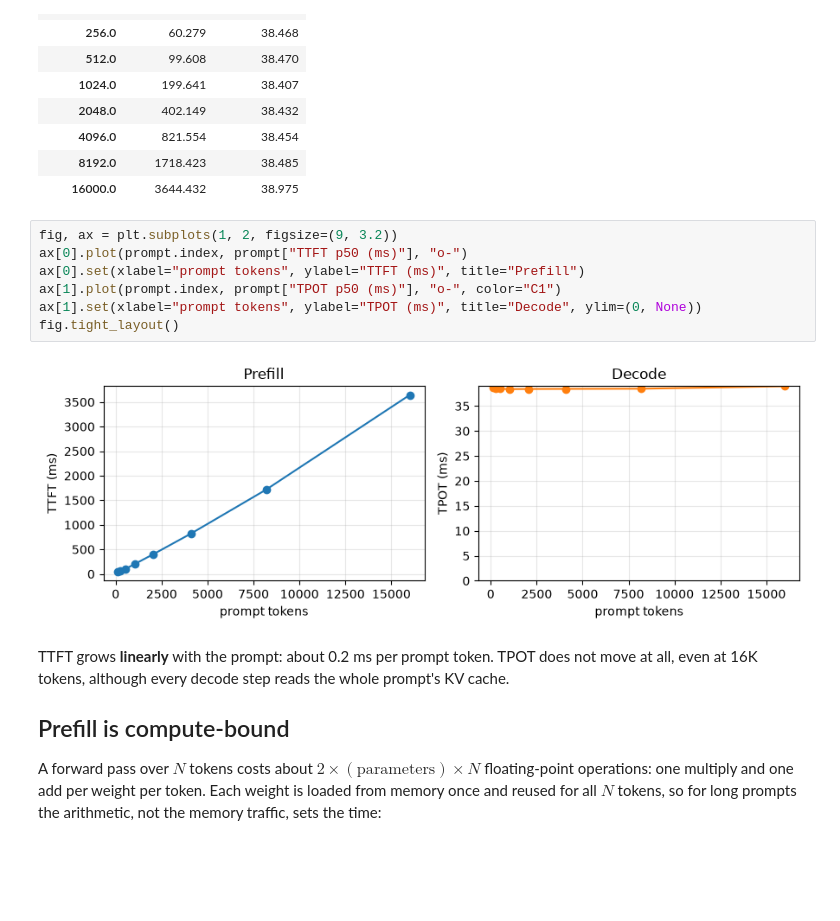
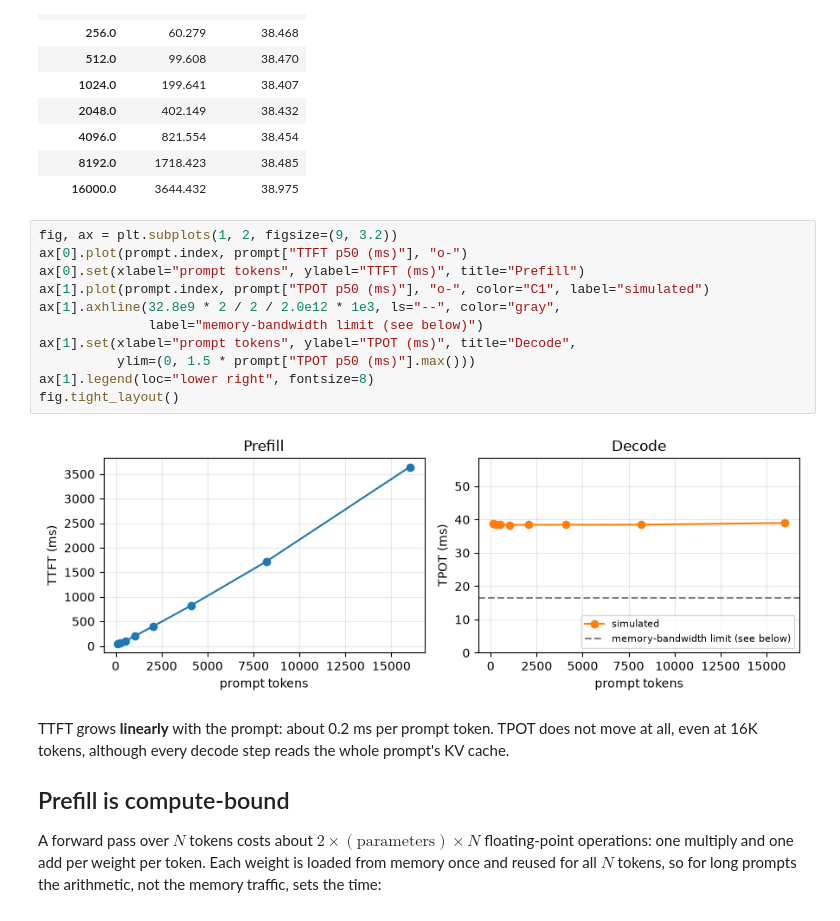
Before and after one commit to kwmaeng91/studying-llm-systems-without-gpus, a Jupyter notebook: docs/lectures/01-prefill-and-decode.ipynb, the cells around one changed output. Saved outputs shown, nothing was run; the diff lists cells and outputs as text; blank space fills up the shorter version.

Commit message:
Mark Getting Ready as [TEMP]; make lecture 1 TPOT plot readable
Co-Authored-By: Claude Opus 5.5 <noreply@anthropic.com>

```diff
--- a/docs/lectures/01-prefill-and-decode.ipynb
+++ b/docs/lectures/01-prefill-and-decode.ipynb
@@ -142,12 +142,16 @@ prompt[["TTFT p50 (ms)", "TPOT p50 (ms)"]]
 # %%
 fig, ax = plt.subplots(1, 2, figsize=(9, 3.2))
 ax[0].plot(prompt.index, prompt["TTFT p50 (ms)"], "o-")
 ax[0].set(xlabel="prompt tokens", ylabel="TTFT (ms)", title="Prefill")
-ax[1].plot(prompt.index, prompt["TPOT p50 (ms)"], "o-", color="C1")
-ax[1].set(xlabel="prompt tokens", ylabel="TPOT (ms)", title="Decode", ylim=(0, None))
+ax[1].plot(prompt.index, prompt["TPOT p50 (ms)"], "o-", color="C1", label="simulated")
+ax[1].axhline(32.8e9 * 2 / 2 / 2.0e12 * 1e3, ls="--", color="gray",
+              label="memory-bandwidth limit (see below)")
+ax[1].set(xlabel="prompt tokens", ylabel="TPOT (ms)", title="Decode",
+          ylim=(0, 1.5 * prompt["TPOT p50 (ms)"].max()))
+ax[1].legend(loc="lower right", fontsize=8)
 fig.tight_layout()
 # %% [output]
-[figure, old version]
+[figure, new version]
 # %% [markdown]
 TTFT grows **linearly** with the prompt: about 0.2 ms per prompt token. TPOT
 does not move at all, even at 16K tokens, although every decode step reads the
```
Also changed, not shown: 3 other files.
